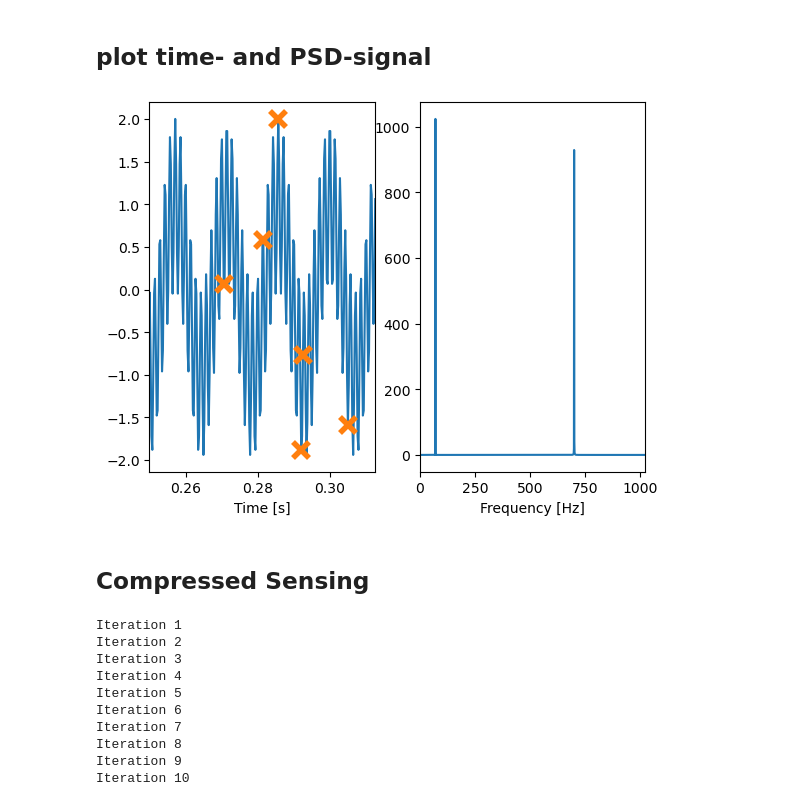
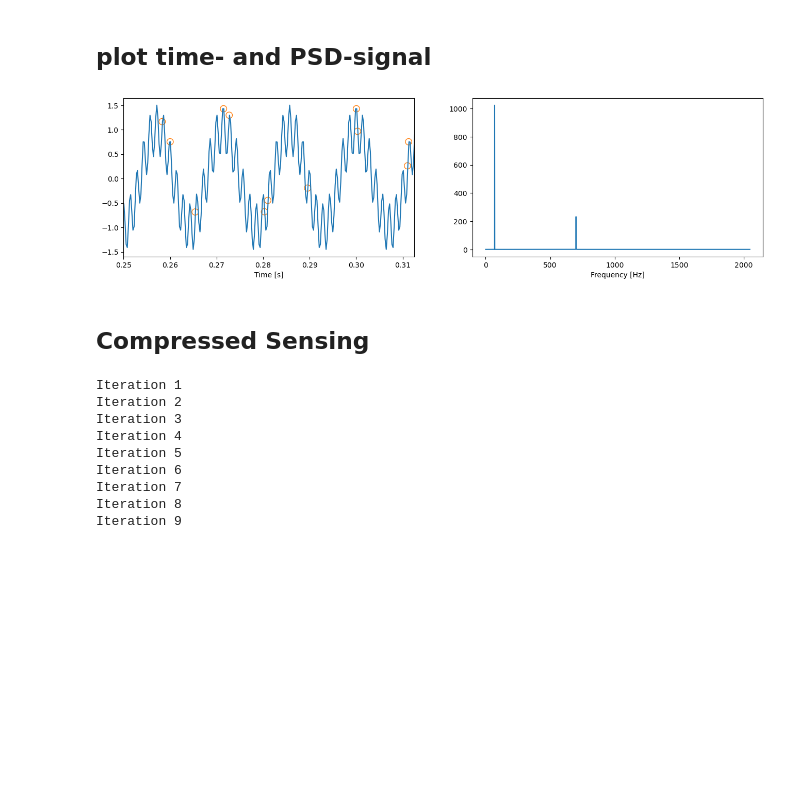
Before and after one commit to PaulWawerek-L/CS_example, a Jupyter notebook: cs_example.ipynb, the cells around one changed output. Cells and saved outputs as stored; diff of their text form; code cells hidden in the pictures; blank space fills up the shorter version.

Commit message:
modified plots

```diff
--- a/cs_example.ipynb
+++ b/cs_example.ipynb
@@ -13,9 +13,9 @@ n = 4096 # sample rate of high resolution signal
 t = np.linspace(0, 1, n)
 f1 = 70
 f2 = 700
-x = np.cos(2 * np.pi * f1 * t) + np.cos(2 * np.pi * f2 * t)
+x = np.cos(2 * np.pi * f1 * t) + 0.5 * np.cos(2 * np.pi * f2 * t)
 x_fft = np.fft.fft(x)
-x_PSD = x_fft * np.conj(x_fft) / n
+x_PSD = np.abs(x_fft * np.conj(x_fft)) / n
 # %% [markdown]
 ## random sampling
 # %%
@@ -25,24 +25,33 @@ y = x[perm]
 # %% [markdown]
 ## plot time- and PSD-signal
 # %%
+# compare linear sampling with too low sampling frequency to reconstruct the signal
+# p_lin = 128
+# perm_lin = np.linspace(0, n-1, p_lin).astype(int)
+# y_lin = x[perm_lin]
+# x_lin = np.zeros(n)
+# x_lin[perm_lin] = x[perm_lin]
+# x_lin_fft = np.fft.fft(x_lin)
+# x_lin_PSD = np.abs(x_lin_fft * np.conj(x_lin_fft)) / n
+
 time_window = np.array([1024, 1280]) / n
 freq = np.arange(n)
 L = int(np.floor(n/2))
 
-fig, axs = plt.subplots(1, 2)
+fig, axs = plt.subplots(1, 2, figsize=(16, 4))
 
 axs[0].plot(t, x)
-axs[0].plot(perm/n, y, marker='x', ms=12, mew=4, linewidth=0)
+axs[0].scatter(perm/n, y, s=80, edgecolors='C1', facecolors='none')
+# axs[0].scatter(perm_lin/n, y_lin, s=80, edgecolors='k', facecolors='none')
 axs[0].set_xlim(time_window[0], time_window[1])
 axs[0].set_xlabel('Time [s]')
 
 axs[1].plot(freq[:L], x_PSD[:L])
-axs[1].set_xlim(0, 1024)
 axs[1].set_xlabel('Frequency [Hz]')
 
 plt.show()
 # %% [output]
-[figure, old version]
+[figure, new version]
 # %% [markdown]
 ## Compressed Sensing
 # %%
@@ -61,5 +70,4 @@ Iteration 6
 Iteration 7
 Iteration 8
 Iteration 9
-Iteration 10
 # %%
```
Also changed, not shown: parts of 1 cell of this notebook, 2 other files.
